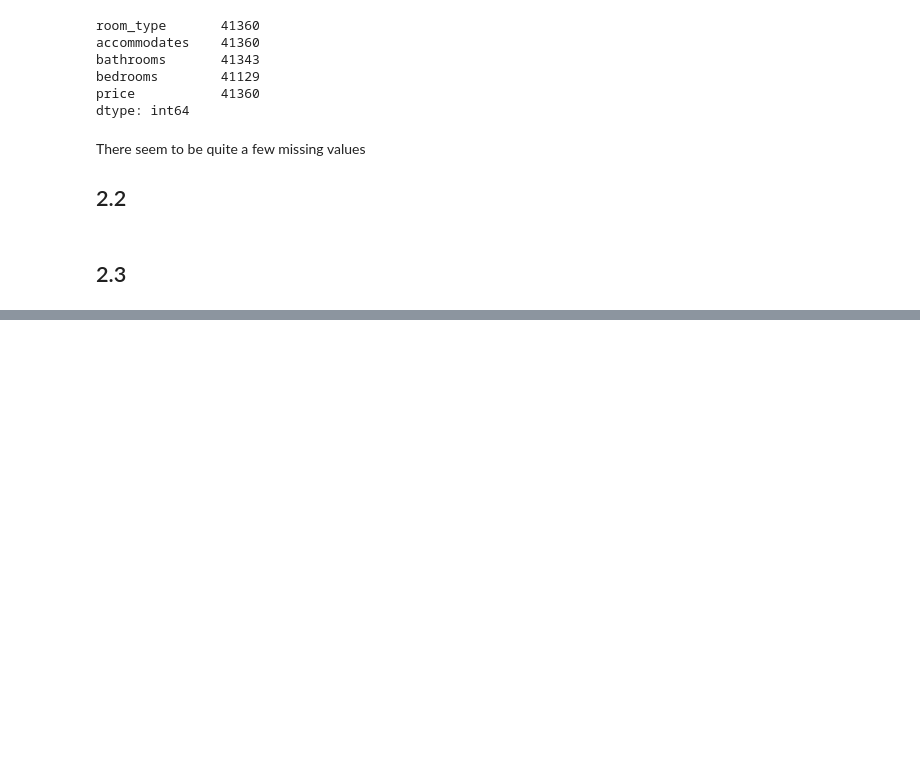
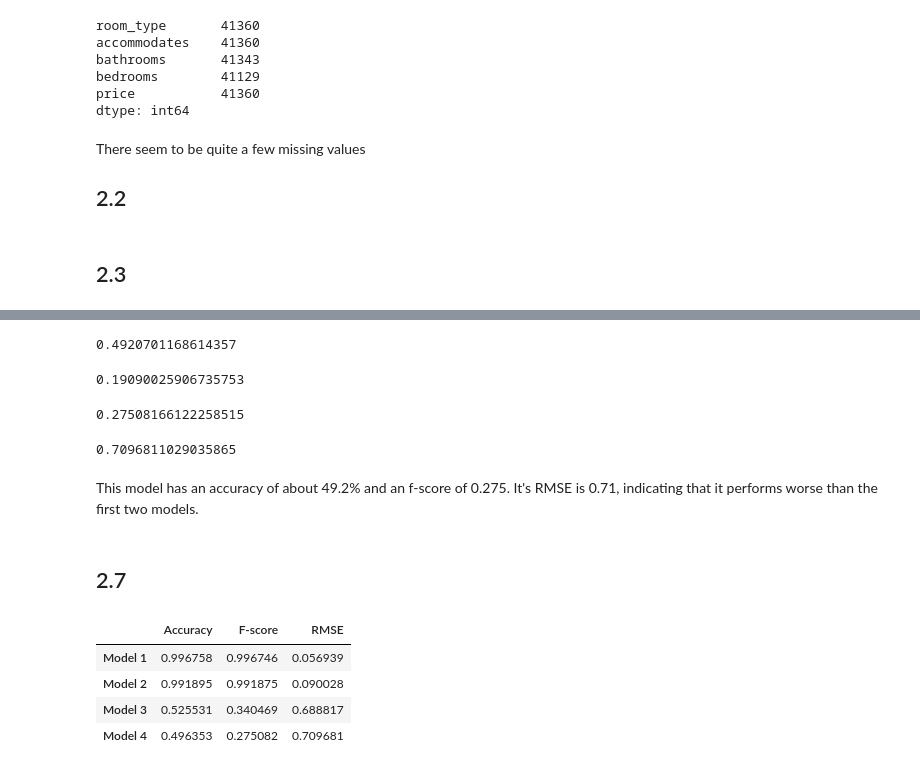
Before and after one commit to simrankota/info370, a Jupyter notebook: final/final.ipynb, the cells around one changed output, grey strips where cells are left out. Cells and saved outputs as stored; diff of their text form; code cells hidden in the pictures; blank space fills up the shorter version.

```diff
--- a/final/final.ipynb
+++ b/final/final.ipynb
@@ -345,0 +511,32 @@ bnb = bnb.dropna()
+# %%
+p4 = precision(yvalid2, yhat4)
+p4
+# %% [output]
+0.4920701168614357
+# %%
+r4 = recall(yvalid2, yhat4)
+r4
+# %% [output]
+0.19090025906735753
+# %%
+f4 = fscore(p4, r4)
+f4
+# %% [output]
+0.27508166122258515
+# %%
+RMSE4 = rmse(yvalid2, yhat4)
+RMSE4
+# %% [output]
+0.7096811029035865
+# %% [markdown]
+This model has an accuracy of about 49.2% and an f-score of 0.275. It's RMSE is 0.71, indicating that it performs worse than the first two models.
+# %% [markdown]
+## 2.7
+# %%
+pd.DataFrame(data={'Accuracy' : [a1, a2, a3, a4], 'F-score' : [f1, f2, f3, f4], 'RMSE' : [rmse1, RMSE2, RMSE3, RMSE4]}, index=['Model 1', 'Model 2', 'Model 3', 'Model 4'])
+# %% [output]
+|  | Accuracy | F-score | RMSE |
+| Model 1 | 0.996758 | 0.996746 | 0.056939 |
+| Model 2 | 0.991895 | 0.991875 | 0.090028 |
+| Model 3 | 0.525531 | 0.340469 | 0.688817 |
+| Model 4 | 0.496353 | 0.275082 | 0.709681 |
```
Also changed, not shown: parts of 54 cells of this notebook.
